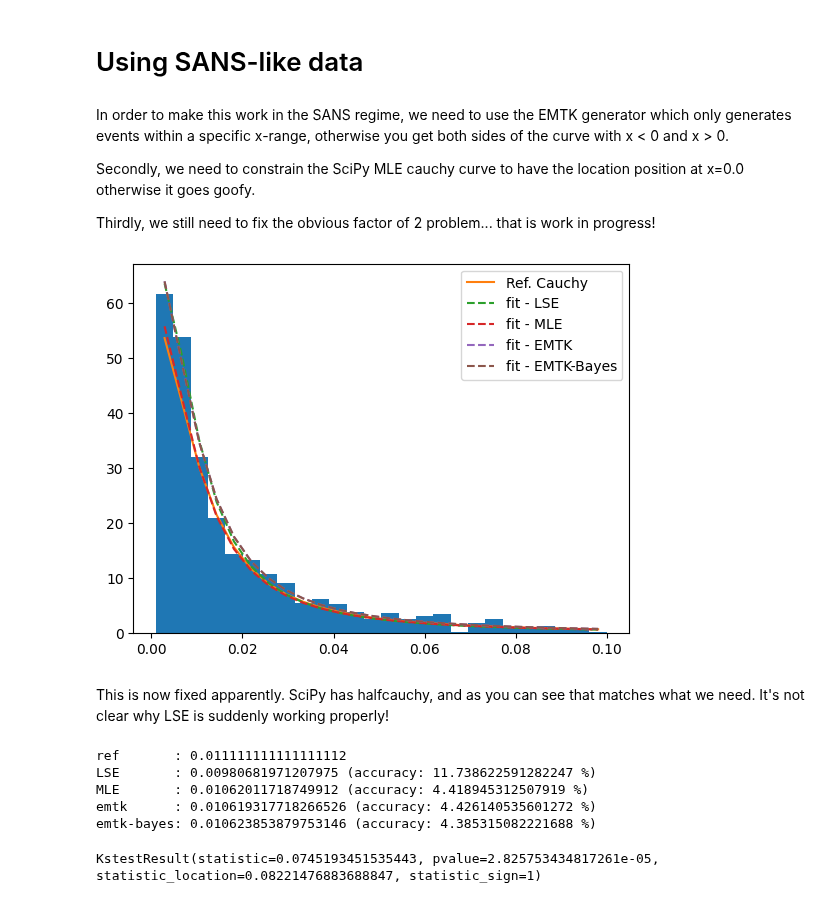
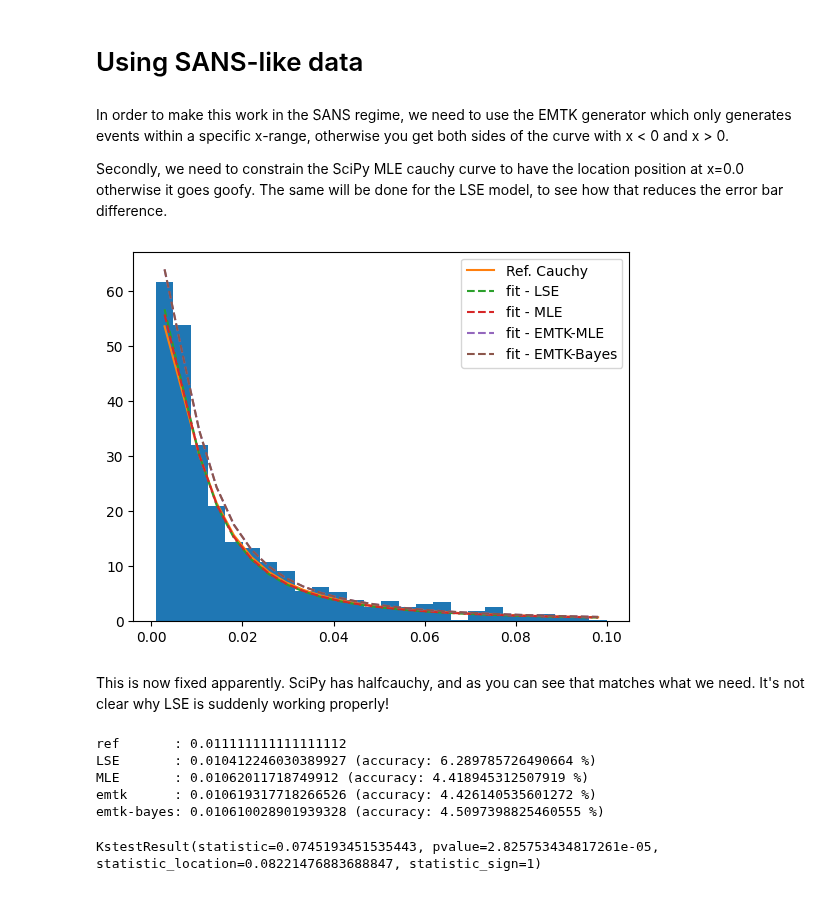
Before and after one commit to localoptimum/emtk, a Jupyter notebook: LSE-MLE comparison.ipynb, the cells around one changed output. Saved outputs shown, nothing was run; the diff lists cells and outputs as text; code cells hidden in the pictures.

```diff
--- a/LSE-MLE comparison.ipynb
+++ b/LSE-MLE comparison.ipynb
@@ -284,9 +284,7 @@ Text(0.02, 0.5, 'parameters')
 # %% [markdown]
 In order to make this work in the SANS regime, we need to use the EMTK generator which only generates events within a specific x-range, otherwise you get both sides of the curve with x < 0 and x > 0.
 
-Secondly, we need to constrain the SciPy MLE cauchy curve to have the location position at x=0.0 otherwise it goes goofy.
-
-Thirdly, we still need to fix the obvious factor of 2 problem... that is work in progress!
+Secondly, we need to constrain the SciPy MLE cauchy curve to have the location position at x=0.0 otherwise it goes goofy.  The same will be done for the LSE model, to see how that reduces the error bar difference.
 # %%
 #from scipy.stats import distributions
 from scipy import stats
@@ -391,14 +389,19 @@ def compare(reference_model, mle_fit_model, lse_fit_model, emtk_fit_model, bayes
     else:
         hist = np.histogram(events, range=xrange, bins=nbins, density=True)
     xi = 0.5*(hist[1][1:]+hist[1][:-1])
-    lse_params = lse_fit_model.fit(data=hist[0], x=xi).values
+
+    params = lse_fit_model.make_params()
+    params['center'].value=0.0
+    params['center'].vary=False
+
+    lse_params = lse_fit_model.fit(hist[0], params, x=xi).values
     lse_model = mle_fit_model(loc=lse_params['center'], scale=lse_params['sigma'])
     # Force the location of the MLE fit to be at x=0.0
     mle_params = mle_fit_model.fit(events, floc=0.0)
     mle_model = mle_fit_model(*mle_params)
 
     emtk_fit_model.data = events
-    emtk_model.setupGuesses()
+    emtk_fit_model.setupGuesses()
     emtk_fit_model.mle()
 
     bayes_fit_model.data = events
@@ -414,39 +417,39 @@ def compare(reference_model, mle_fit_model, lse_fit_model, emtk_fit_model, bayes
     fsum = np.sum(emtkpdf)
     nrm = dsum/fsum
     emtkpdf = emtkpdf * nrm
 
     fsum = np.sum(bayespdf)
     nrm = dsum/fsum
     bayespdf = bayespdf * nrm
 
     xgrid = xi
 
     if model_plot==True:
         plt.plot(xgrid, reference_model.pdf(xgrid), label='Ref. Cauchy')
         plt.plot(xgrid, lse_model.pdf(xgrid), linestyle='dashed', label='fit - LSE')
         plt.plot(xgrid, mle_model.pdf(xgrid), linestyle='dashed', label='fit - MLE')
-        plt.plot(xi, emtkpdf, linestyle='dashed', label='fit - EMTK')
+        plt.plot(xi, emtkpdf, linestyle='dashed', label='fit - EMTK-MLE')
         plt.plot(xi, bayespdf, linestyle='dashed', label='fit - EMTK-Bayes')
         if legend:
             plt.legend()
-    return {'loc_lse' : lse_params['center'],
-            'scale_lse': lse_params['sigma'],
-            'loc_mle': mle_params[0],
-            'scale_mle' : mle_params[1]
+    return {'scale_lse': lse_params['sigma'],
+            'scale_mle' : mle_params[1],
+            'scale_EMTK_MLE' : emtk_fit_model.estimates[0],
+            'scale_EMTK_BAYES' : bayes_fit_model.estimates[0]
            }
 
 mle_fit_model = stats.distributions.halfcauchy  # Scipy has a half-cauchy that was born to do this!
 lse_fit_model = models.LorentzianModel()
 reference_model = mle_fit_model(loc=peak_location, scale=peak_width)
 
 emtk_model = emtk.lorentzianCurve()
 
 bayes_model = emtk.lorentzianCurve()
 
 params = compare(reference_model, mle_fit_model, lse_fit_model, emtk_model, bayes_model, nevents=nevents, xrange=setxrange,
                  seed=333)
 # %% [output]
-[figure, old version]
+[figure, new version]
 # %% [markdown]
 This is now fixed apparently.  SciPy has halfcauchy, and as you can see that matches what we need.  It's not clear why LSE is suddenly working properly!
 # %%
@@ -457,10 +460,10 @@ print('emtk      :', emtk_model.estimates[0], '(accuracy:', abs(100.0*(emtk_mode
 print('emtk-bayes:', bayes_model.estimates[0], '(accuracy:', abs(100.0*(bayes_model.estimates[0]-1.0/90)*90.0), '%)')
 # %% [output]
 ref       : 0.011111111111111112
-LSE       : 0.00980681971207975 (accuracy: 11.738622591282247 %)
+LSE       : 0.010412246030389927 (accuracy: 6.289785726490664 %)
 MLE       : 0.01062011718749912 (accuracy: 4.418945312507919 %)
 emtk      : 0.010619317718266526 (accuracy: 4.426140535601272 %)
-emtk-bayes: 0.010623853879753146 (accuracy: 4.385315082221688 %)
+emtk-bayes: 0.010610028901939328 (accuracy: 4.5097398825460555 %)
 # %%
 events = emtk_model.data
 # is the data a half-cauchy function with our parameters?
```
Also changed, not shown: parts of 5 cells of this notebook.
